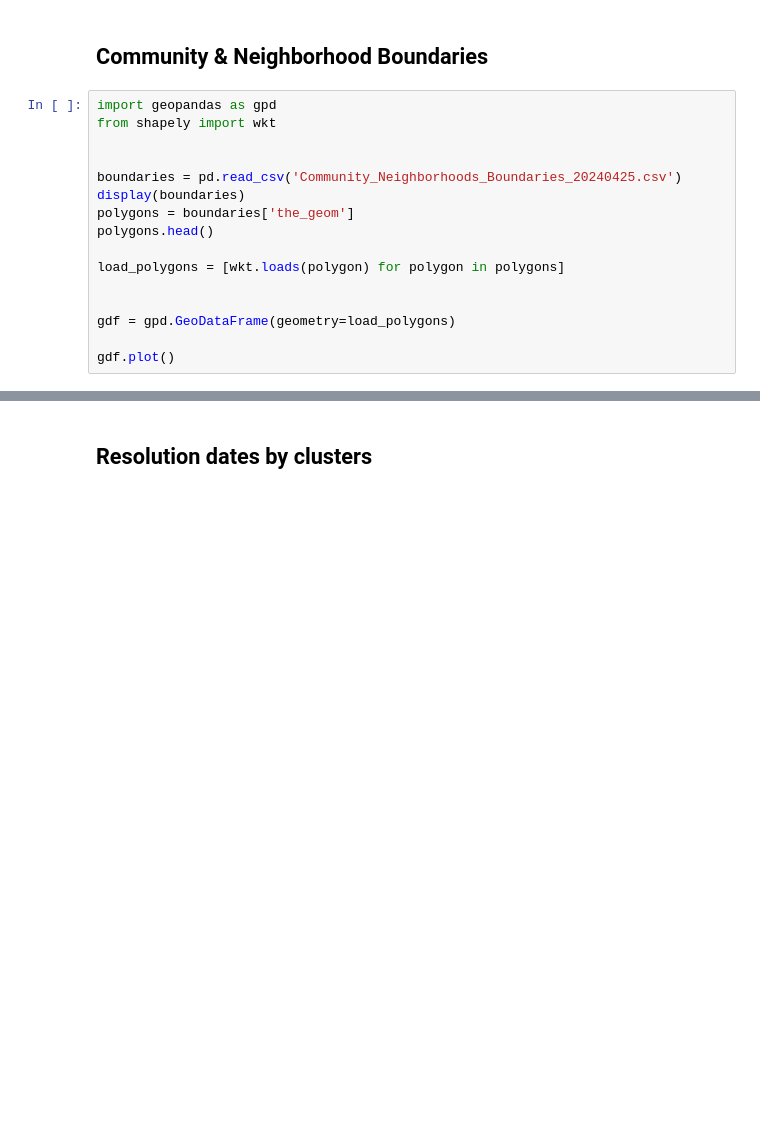
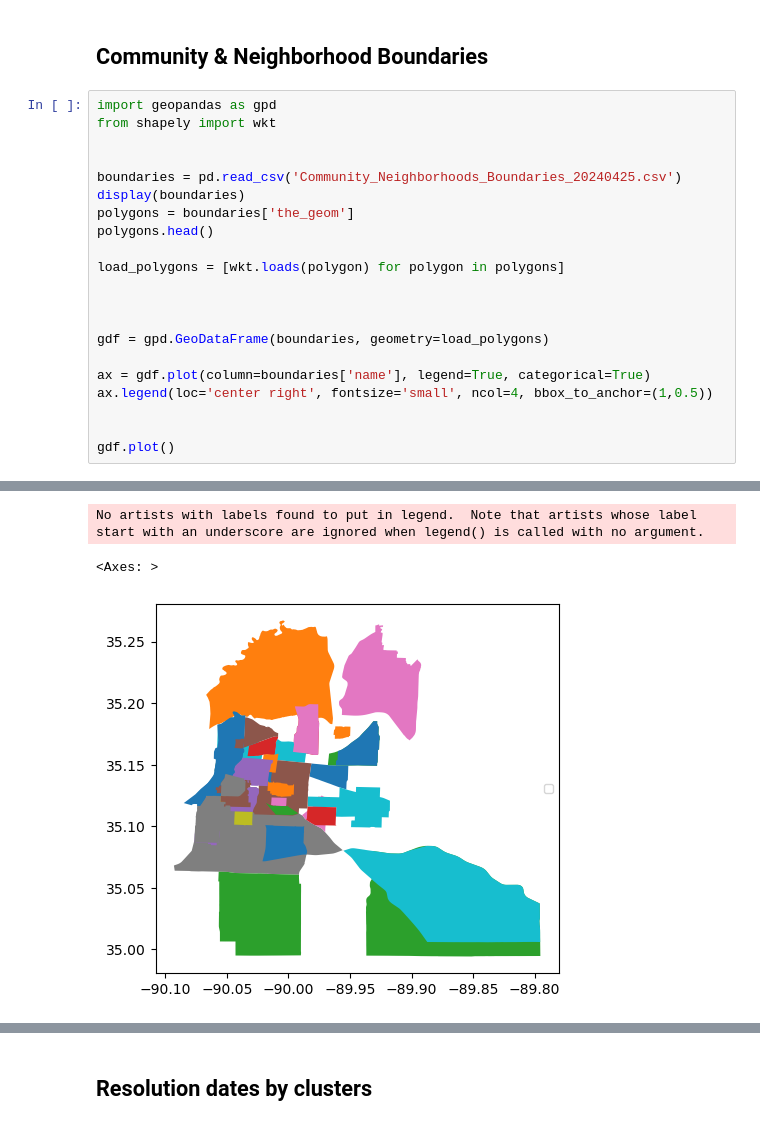
Before and after one commit to EddiePueb1/Open_311_Data_Analysis, a Jupyter notebook: data_analysis_311.ipynb, the cells around one changed output, grey strips where cells are left out. Saved outputs shown, nothing was run; the diff lists cells and outputs as text; blank space fills up the shorter version.

```diff
--- a/data_analysis_311.ipynb
+++ b/data_analysis_311.ipynb
@@ -1263,6 +1312,12 @@ polygons.head()
 load_polygons = [wkt.loads(polygon) for polygon in polygons]
 
 
-gdf = gpd.GeoDataFrame(geometry=load_polygons)
+
+gdf = gpd.GeoDataFrame(boundaries, geometry=load_polygons)
+
+ax = gdf.plot(column=boundaries['name'], legend=True, categorical=True)
+ax.legend(loc='center right', fontsize='small', ncol=4, bbox_to_anchor=(1,0.5))
+
 
 gdf.plot()
+# %% [output]
@@ -1268,0 +1341,3 @@ gdf.plot()
+No artists with labels found to put in legend.  Note that artists whose label start with an underscore are ignored when legend() is called with no argument.
+<Axes: >
+[figure, added]
```
Also changed, not shown: parts of 14 cells of this notebook.
